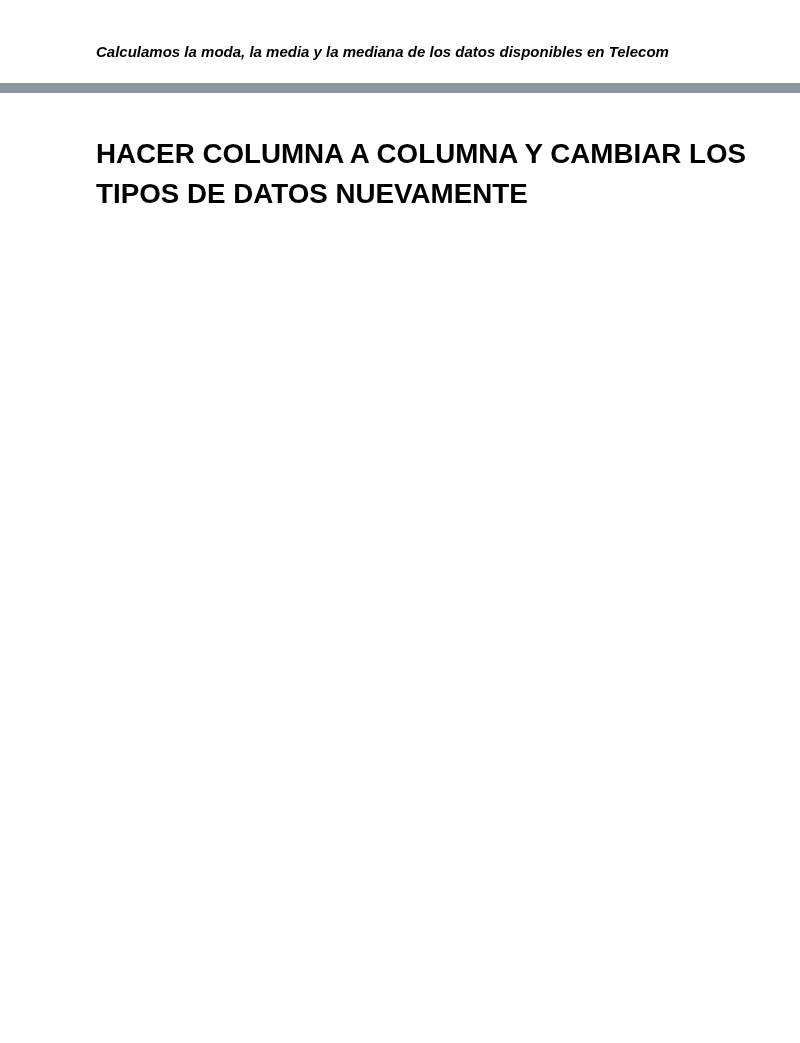
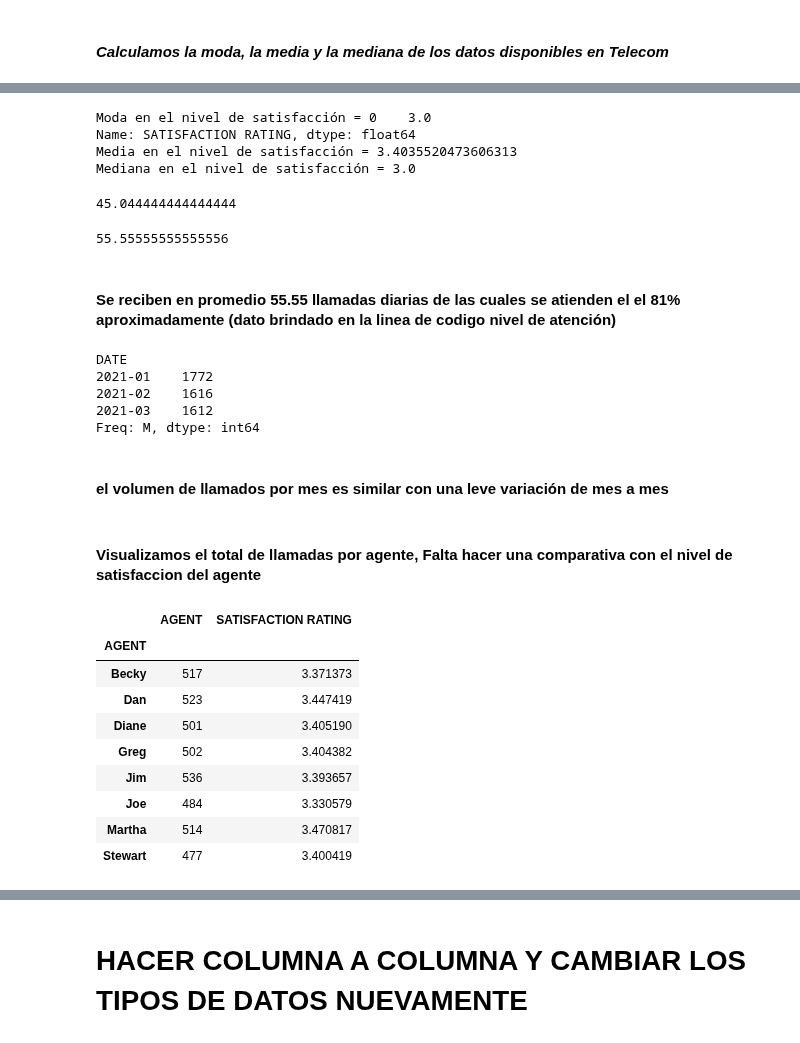
Before and after one commit to PABLOXAVIERMENDEZ/Proyecto_EDA_Pablo_Mendez, a Jupyter notebook: 4- Estadística descriptiva & As Is de los datos.ipynb, the cells around one changed output, grey strips where cells are left out. Cells and saved outputs as stored; diff of their text form; code cells hidden in the pictures; blank space fills up the shorter version.

```diff
--- a/4- Estadística descriptiva & As Is de los datos.ipynb
+++ b/4- Estadística descriptiva & As Is de los datos.ipynb
@@ -157,0 +225,51 @@ Telecom.describe()
+# %%
+Media = Telecom['SATISFACTION RATING'].mean()
+Mediana = Telecom['SATISFACTION RATING'].median()
+Moda = Telecom['SATISFACTION RATING'].mode()
+
+print("Moda en el nivel de satisfacción =", Moda)
+print("Media en el nivel de satisfacción =", Media)
+print("Mediana en el nivel de satisfacción =", Mediana)
+# %% [output]
+Moda en el nivel de satisfacción = 0    3.0
+Name: SATISFACTION RATING, dtype: float64
+Media en el nivel de satisfacción = 3.4035520473606313
+Mediana en el nivel de satisfacción = 3.0
+# %%
+promedio_diario_Neto = Telecom.groupby('DATE').size().mean()
+print(promedio_diario_Neto)
+# %% [output]
+45.044444444444444
+# %%
+promedio_diario = Telecom_en_bruto.groupby('DATE').size().mean()
+print(promedio_diario)
+# %% [output]
+55.55555555555556
+# %% [markdown]
+#### Se reciben en promedio 55.55 llamadas diarias de las cuales se atienden el el 81% aproximadamente (dato brindado en la linea de codigo nivel de atención)
+# %%
+llamados_por_mes = Telecom_en_bruto.groupby(Telecom_en_bruto['DATE'].dt.to_period('M')).size()
+llamados_por_mes
+# %% [output]
+DATE
+2021-01    1772
+2021-02    1616
+2021-03    1612
+Freq: M, dtype: int64
+# %% [markdown]
+#### el volumen de llamados por mes es similar con una leve variación de mes a mes
+# %% [markdown]
+#### Visualizamos el total de llamadas por agente, Falta hacer una comparativa con el nivel de satisfaccion del agente
+# %%
+Telecom.groupby('AGENT').agg({'AGENT': 'count', 'SATISFACTION RATING': 'mean'})
+# %% [output]
+|  | AGENT | SATISFACTION RATING |
+| AGENT |  |  |
+| Becky | 517 | 3.371373 |
+| Dan | 523 | 3.447419 |
+| Diane | 501 | 3.405190 |
+| Greg | 502 | 3.404382 |
+| Jim | 536 | 3.393657 |
+| Joe | 484 | 3.330579 |
+| Martha | 514 | 3.470817 |
+| Stewart | 477 | 3.400419 |
```
Also changed, not shown: parts of 27 cells of this notebook.
